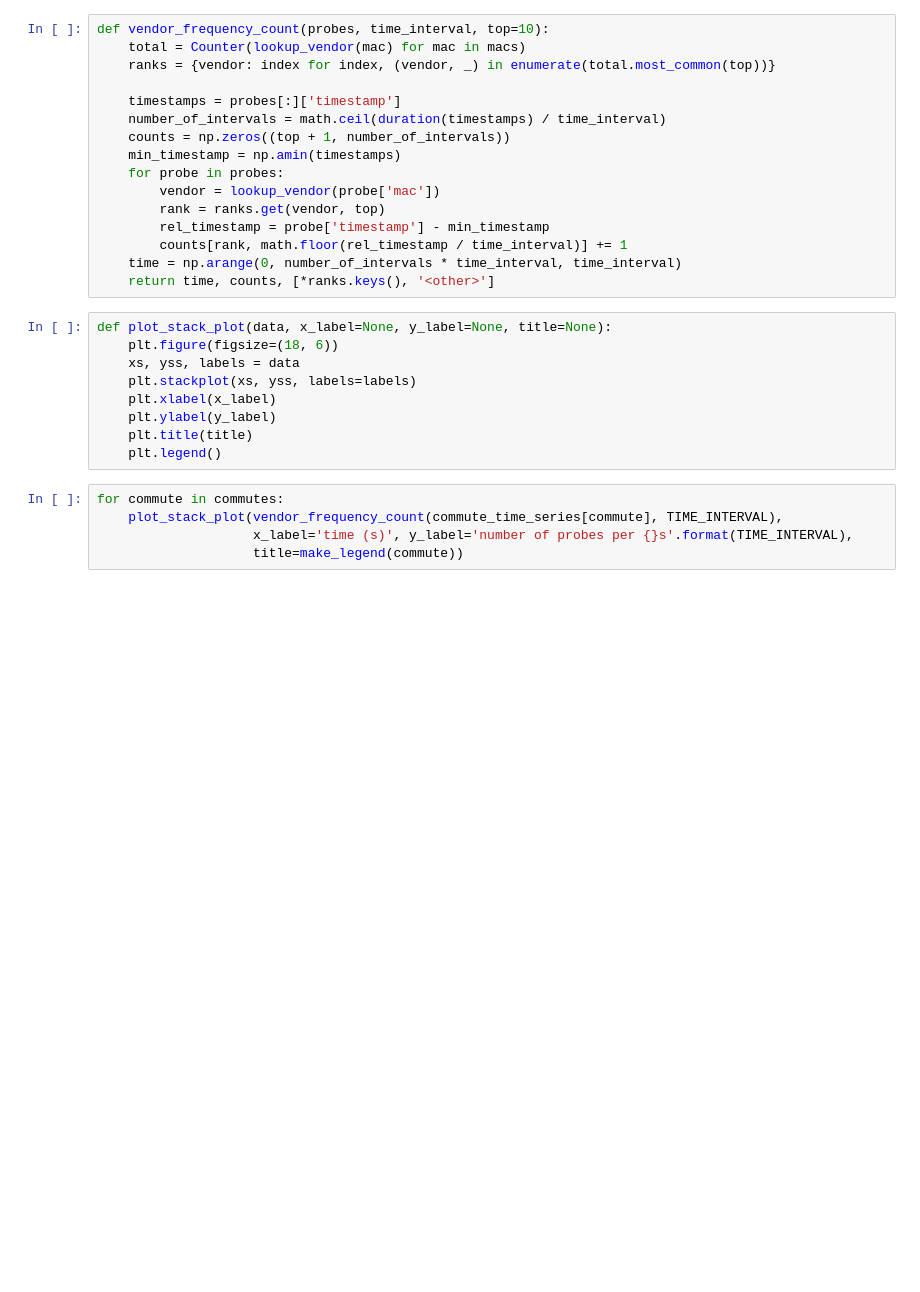
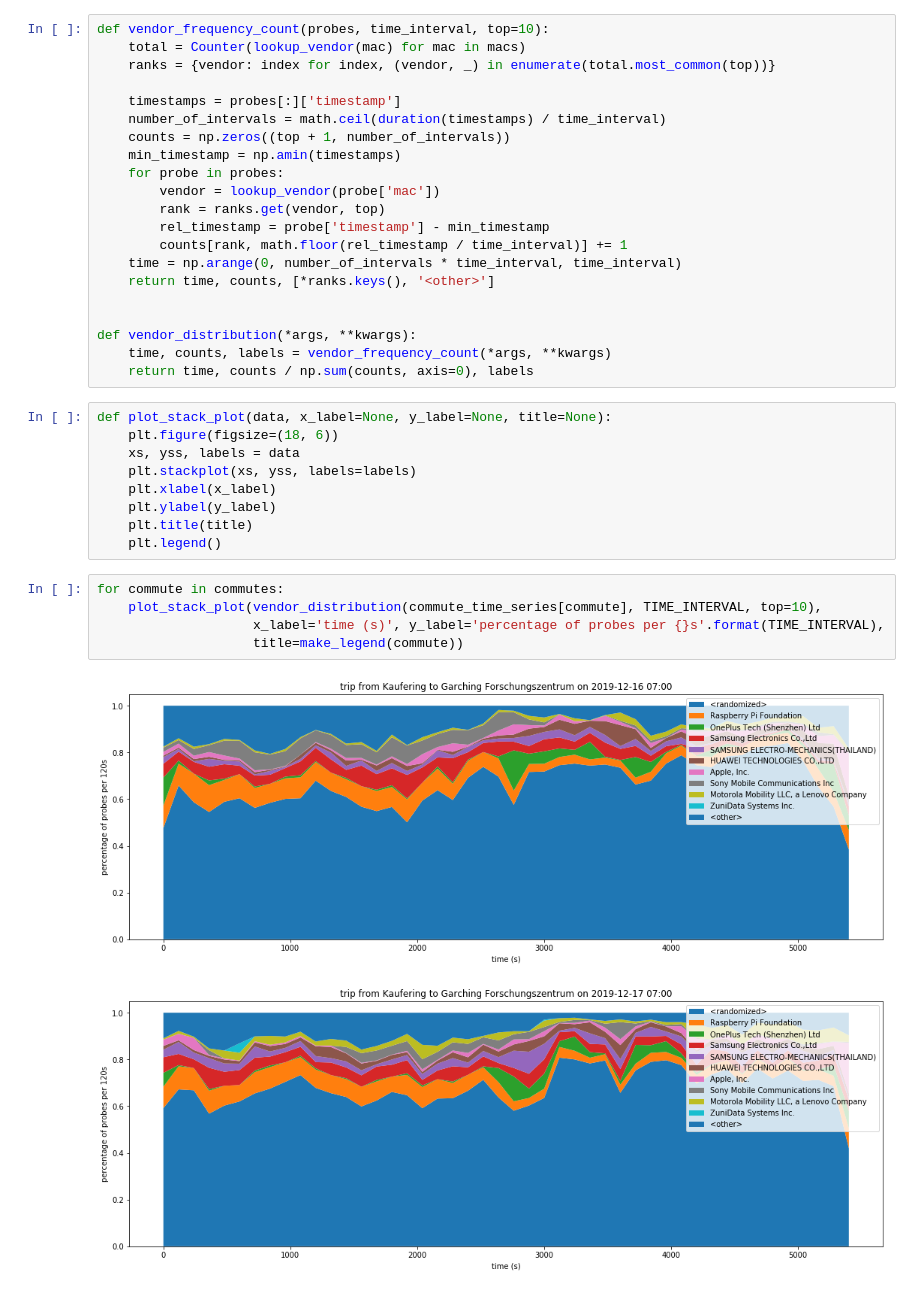
Before and after one commit to simonzachau/wifi-probes-analytics, a Jupyter notebook: analytics.ipynb, the cells around one changed output. Saved outputs shown, nothing was run; the diff lists cells and outputs as text; blank space fills up the shorter version.

Commit message:
Plot vendor distribution over time

```diff
--- a/analytics.ipynb
+++ b/analytics.ipynb
@@ -180,6 +180,11 @@ def vendor_frequency_count(probes, time_interval, top=10):
         counts[rank, math.floor(rel_timestamp / time_interval)] += 1
     time = np.arange(0, number_of_intervals * time_interval, time_interval)
     return time, counts, [*ranks.keys(), '<other>']
+
+
+def vendor_distribution(*args, **kwargs):
+    time, counts, labels = vendor_frequency_count(*args, **kwargs)
+    return time, counts / np.sum(counts, axis=0), labels
 # %%
 def plot_stack_plot(data, x_label=None, y_label=None, title=None):
     plt.figure(figsize=(18, 6))
@@ -191,6 +196,9 @@ def plot_stack_plot(data, x_label=None, y_label=None, title=None):
     plt.legend()
 # %%
 for commute in commutes:
-    plot_stack_plot(vendor_frequency_count(commute_time_series[commute], TIME_INTERVAL),
-                    x_label='time (s)', y_label='number of probes per {}s'.format(TIME_INTERVAL),
+    plot_stack_plot(vendor_distribution(commute_time_series[commute], TIME_INTERVAL, top=10),
+                    x_label='time (s)', y_label='percentage of probes per {}s'.format(TIME_INTERVAL),
                     title=make_legend(commute))
+# %% [output]
+[figure, added]
+[figure, added]
```
Also changed, not shown: parts of 1 cell of this notebook.
